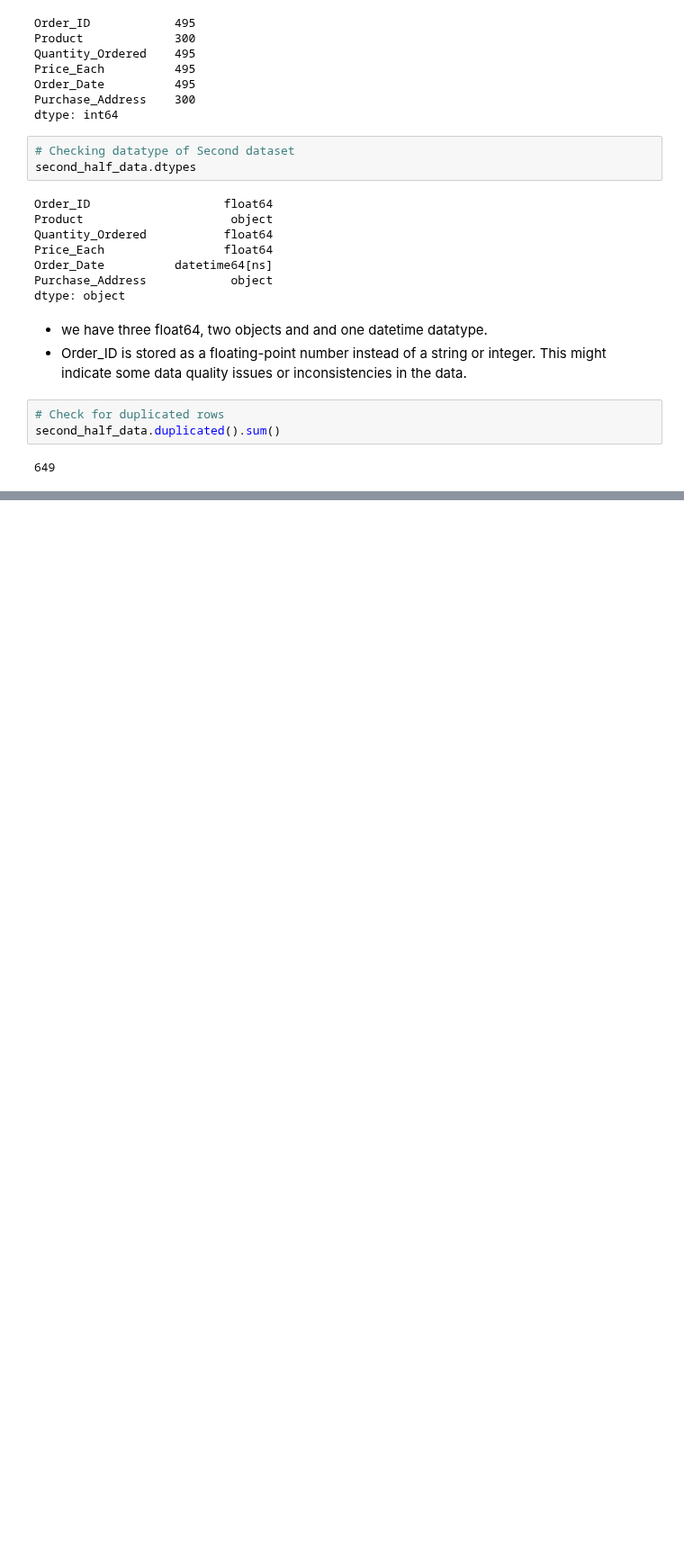
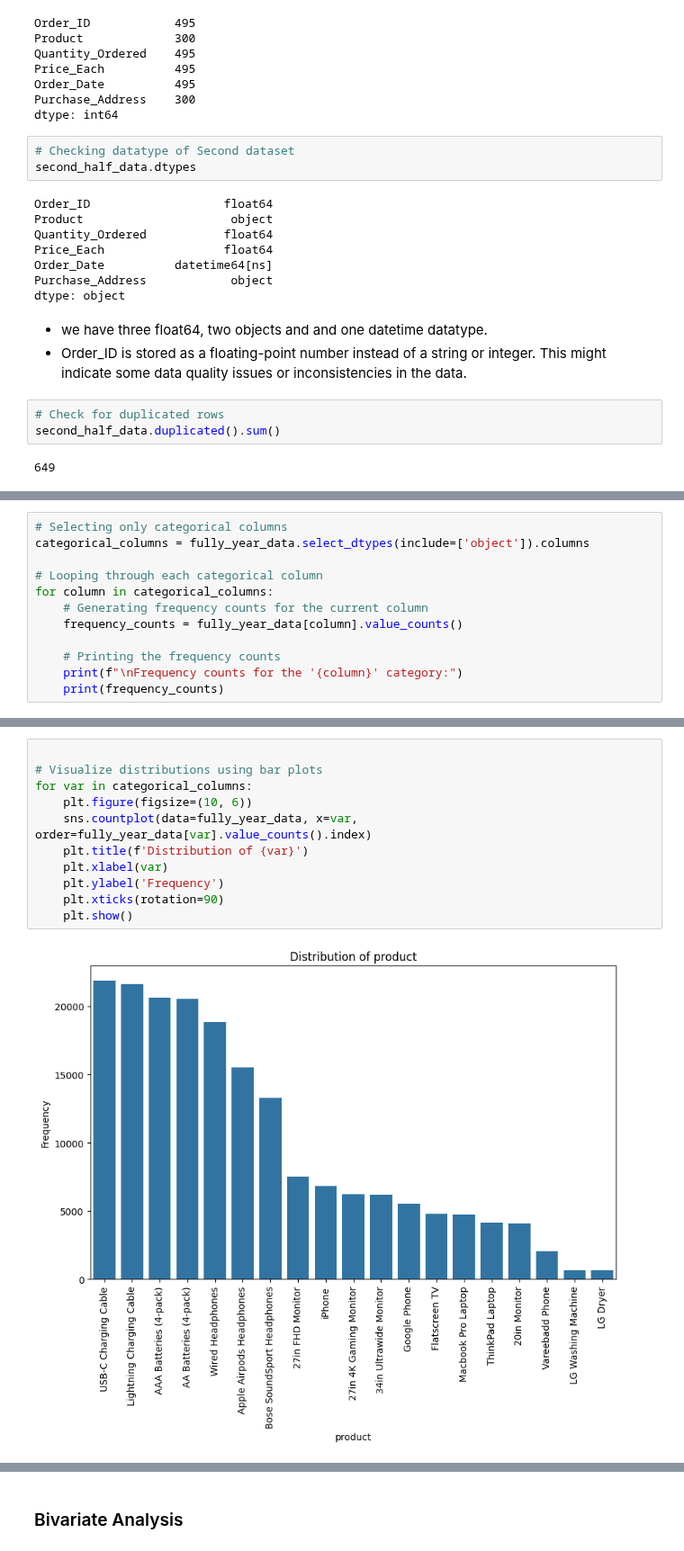
Before and after one commit to pk-aduyaw/Sales-Analysis-with-Power-BI, a Jupyter notebook: Notebook/sales_analysis.ipynb, the cells around one changed output, grey strips where cells are left out. Shown at 90% size. Saved outputs shown, nothing was run; the diff lists cells and outputs as text; blank space fills up the shorter version.

Commit message:
update Sale_analysis.ipynb

```diff
--- a/Notebook/sales_analysis.ipynb
+++ b/Notebook/sales_analysis.ipynb
@@ -354,0 +637,12 @@ second_half_data.duplicated().sum()
+# %%
+# Selecting only categorical columns
+categorical_columns = fully_year_data.select_dtypes(include=['object']).columns
+
+# Looping through each categorical column
+for column in categorical_columns:
+    # Generating frequency counts for the current column
+    frequency_counts = fully_year_data[column].value_counts()
+
+    # Printing the frequency counts
+    print(f"\nFrequency counts for the '{column}' category:")
+    print(frequency_counts)
@@ -354,0 +683,13 @@ second_half_data.duplicated().sum()
+# %%
+
+# Visualize distributions using bar plots
+for var in categorical_columns:
+    plt.figure(figsize=(10, 6))
+    sns.countplot(data=fully_year_data, x=var, order=fully_year_data[var].value_counts().index)
+    plt.title(f'Distribution of {var}')
+    plt.xlabel(var)
+    plt.ylabel('Frequency')
+    plt.xticks(rotation=90)
+    plt.show()
+# %% [output]
+[figure, added]
@@ -354,0 +697,2 @@ second_half_data.duplicated().sum()
+# %% [markdown]
+### Bivariate Analysis
```
Also changed, not shown: parts of 47 cells of this notebook.
